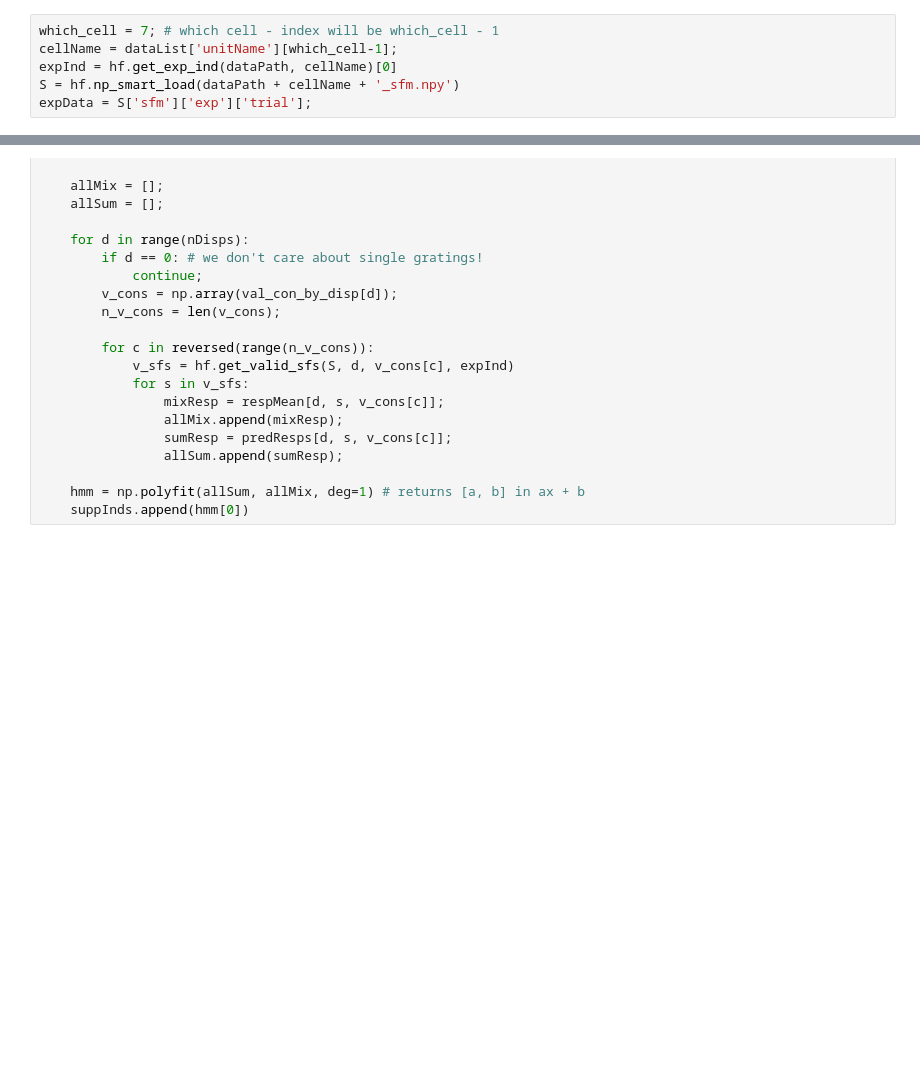
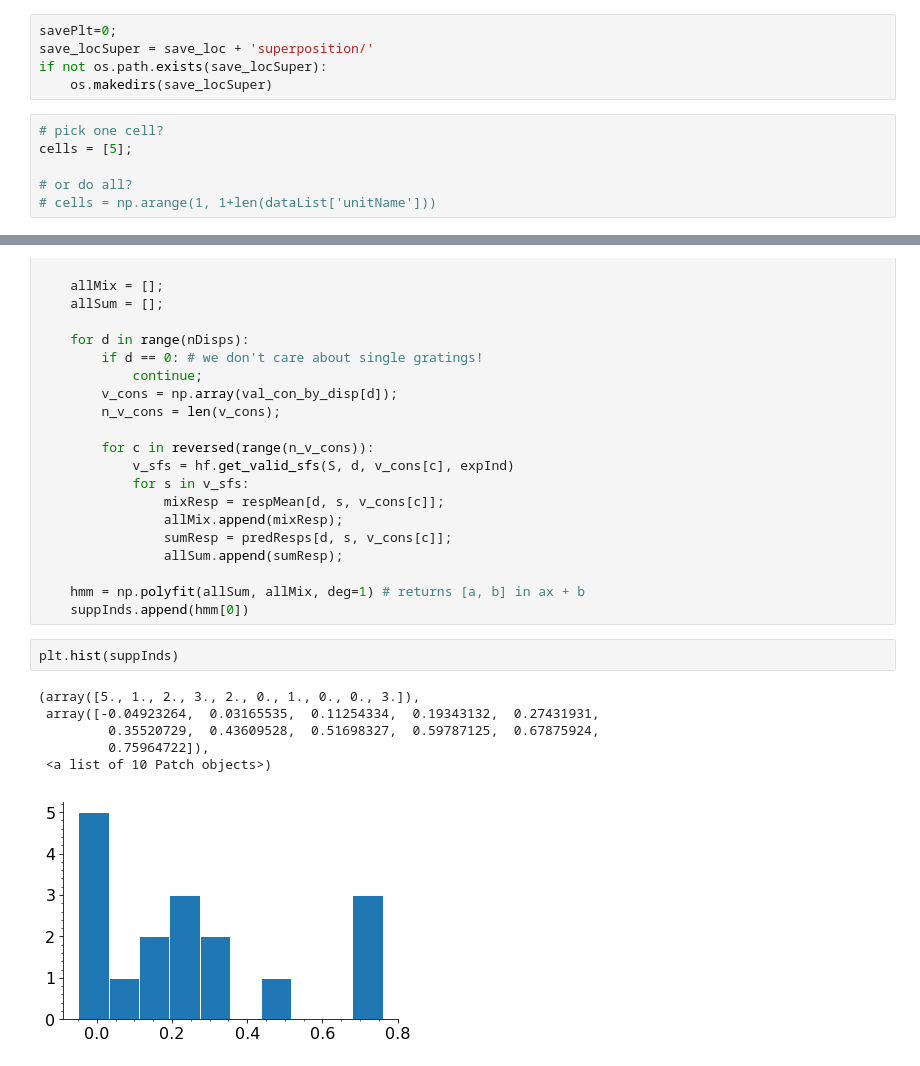
Before and after one commit to paul-levy/SF-diversity, a Jupyter notebook: superposition.ipynb, the cells around one changed output, grey strips where cells are left out. Cells and saved outputs as stored; diff of their text form; blank space fills up the shorter version.

```diff
--- a/superposition.ipynb
+++ b/superposition.ipynb
@@ -41,10 +41,15 @@ save_loc = basePath + expDir + 'figures/'
 dataList = hf.np_smart_load(dataPath + dataListNm);
 # %% [markdown]
 ### Example cell
-# %%
-which_cell = 7; # which cell - index will be which_cell - 1
-cellName = dataList['unitName'][which_cell-1];
-expInd = hf.get_exp_ind(dataPath, cellName)[0]
-S = hf.np_smart_load(dataPath + cellName + '_sfm.npy')
-expData = S['sfm']['exp']['trial'];
+# %%
+savePlt=0;
+save_locSuper = save_loc + 'superposition/'
+if not os.path.exists(save_locSuper):
+    os.makedirs(save_locSuper)
+# %%
+# pick one cell?
+cells = [5];
+
+# or do all?
+# cells = np.arange(1, 1+len(dataList['unitName']))
 # %%
@@ -169,3 +227,12 @@ for nm, ind in zip(dataList['unitName'], range(len(dataList['unitName']))):
 
     hmm = np.polyfit(allSum, allMix, deg=1) # returns [a, b] in ax + b
     suppInds.append(hmm[0])
+# %%
+plt.hist(suppInds)
+# %% [output]
+(array([5., 1., 2., 3., 2., 0., 1., 0., 0., 3.]),
+ array([-0.04923264,  0.03165535,  0.11254334,  0.19343132,  0.27431931,
+         0.35520729,  0.43609528,  0.51698327,  0.59787125,  0.67875924,
+         0.75964722]),
+ <a list of 10 Patch objects>)
+[figure, added]
```
Also changed, not shown: parts of 2 cells of this notebook, 6 other files.
